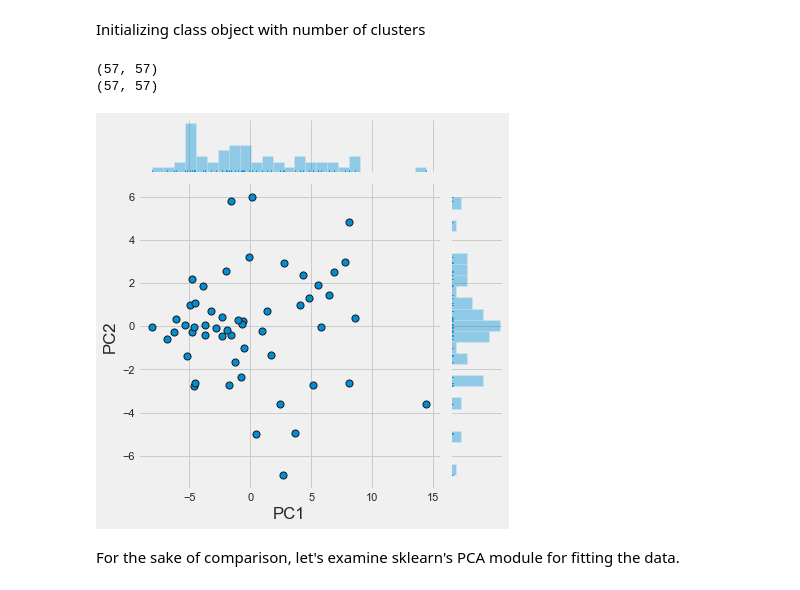
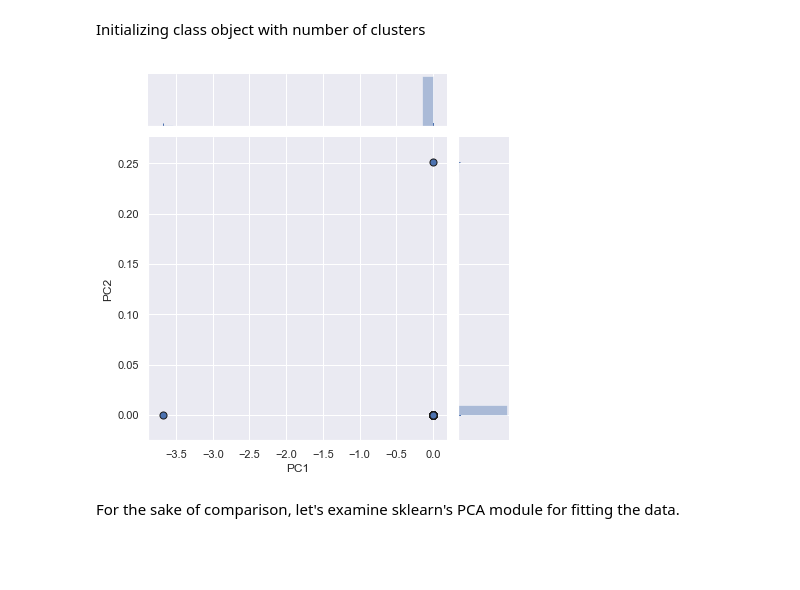
Before and after one commit to istewar1/Research, a Jupyter notebook: COSC 528/Project 2/Project2_notebook.ipynb, the cells around one changed output. Drawn from its saved outputs; the diff is of its cells as text; code cells hidden in the pictures; blank space fills up the shorter version.

```diff
--- a/COSC 528/Project 2/Project2_notebook.ipynb
+++ b/COSC 528/Project 2/Project2_notebook.ipynb
@@ -166,7 +166,7 @@ U.shape,Sigma.shape,VT.shape
 Now that the matrix decomposition is complete, we must find the optimal threshold for the number of dimensions to retain. To assist in making this decision, we can create a Scree plot to visualize the data. Of note, the variance is calculated by squaring the singular values (i.e. values in **Sigma** vector).
 # %%
 # Calc. Variance for each PC
-variance_sigma = Sigma**2/np.cumsum(Sigma**2)[-1]
+variance_sigma = Sigma**2/np.sum(Sigma**2)
 
 # Calc. Total Variance Explained for each PC step
 PC_no = np.arange(1,len(variance_sigma)+1)
@@ -253,3 +253,18 @@ No.     SVD Variance    SVD Total       PCA Total
 18      0.55 %          96.88 %         96.88 %
 19      0.42 %          97.30 %         97.30 %
 20      0.37 %          97.68 %         97.68 %
+# %%
+a = np.array([[59,64,71],[75,80,55],[94,64,1],[44,36,74],[12,85,40]])
+a = (a-np.mean(a,axis=0))/np.std(a,axis=0)
+U_test,Sigma_test,VT_test = svd(a,full_matrices=False)
+svd_var = np.cumsum(Sigma_test**2/np.sum(Sigma_test**2))
+svd_transform = U_test*np.vstack(np.diag(Sigma_test),np.ones()
+
+n = a.shape[1]
+pca = PCA(n_components=n)
+pca.fit(a)
+print svd_var
+print pca.explained_variance_ratio_
+print'\n'
+print svd_transform
+print pca.transform(a)
@@ -258,14 +305,15 @@ From the results, the first 11 principal components capture ~90% of the total da
 # %% [markdown]
  Now, writing a function to reduce the data matrix to the first *k* PCs determined by using the previous calculation to meet a specific percentage of the variance captured in the PCs.
 # %%
-def getValues(n,V_transpose):
+def getValues(n,U_0,Sigma_0):
     '''
     @param n:           {int}   desired number of components
     @param V_transpose: {array} array matrix from SVD function
     return: original V function specified number of components
     '''
-    V = V_transpose.T
-    return V[:,0:n]
+    Sigma_new = np.vstack((np.diag(Sigma_0),np.zeros((len(U_0)-len(Sigma_0),U_0.shape[1]))))
+    X = U_0*Sigma_new
+    return X[:,0:n]
 # %% [markdown]
 Creating distance function for calculating inter- and intra-cluster distances
 # %%
@@ -387,26 +435,22 @@ class K_means:
 # %% [markdown]
 Initializing class object with number of clusters
 # %%
-V = getValues(2,VT) # Only using first two PCs
+data = getValues(2,U,Sigma) # Only using first two PCs
-# %% [output]
-(57, 57)
-(57, 57)
 # %%
 kmeans = K_means(1)
-X = PCs[:,0:2]
-kmeans.main(X)
+kmeans.main(data)
 x=[];y=[]
 for classification in kmeans.clusters:
     for features in kmeans.clusters[classification]:
         x.append(features[0]);y.append(features[1])
 data = pd.DataFrame({
     'PC1': np.array(x),
     'PC2': np.array(y)})
 h = sns.jointplot(x='PC1', y='PC2', data=data,\
                    marginal_kws=dict(bins=25, rug=True),\
                    s=50, edgecolor="k", linewidth=1)
 #plt.savefig('C:\Users\IAN\Research\COSC 528\Project 2\Figures/PC2_jointplot.png',format='png',dpi=600)
 # %% [output]
-[figure, old version]
+[figure, new version]
 # %% [markdown]
 For the sake of comparison, let's examine sklearn's PCA module for fitting the data.
```
Also changed, not shown: parts of 8 cells of this notebook.
